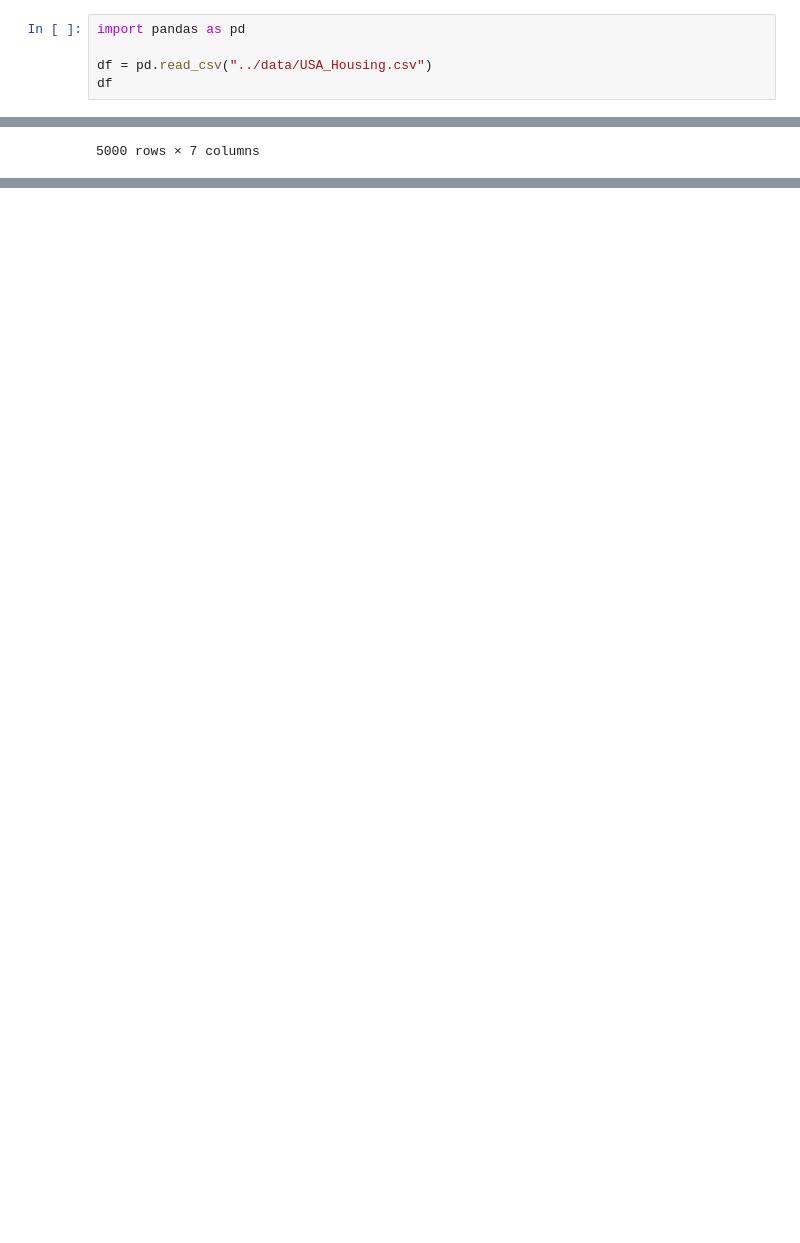
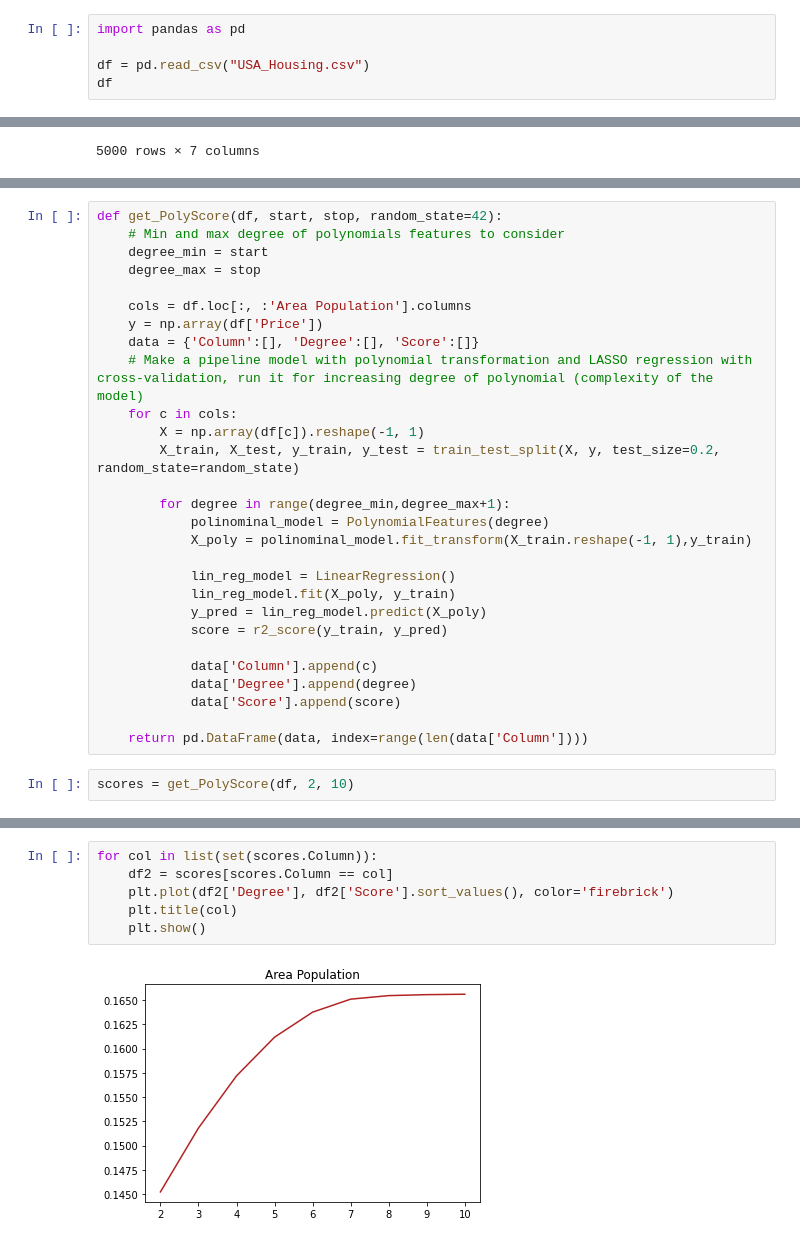
Before and after one commit to Garcipaldis/bridge_datascience_JorgeGarcia, a Jupyter notebook: Excercises/W9D3/Non-linear Regression/1.houses_non_linear.ipynb, the cells around one changed output, grey strips where cells are left out. Cells and saved outputs as stored; diff of their text form; blank space fills up the shorter version.

```diff
--- a/Excercises/W9D3/Non-linear Regression/1.houses_non_linear.ipynb
+++ b/Excercises/W9D3/Non-linear Regression/1.houses_non_linear.ipynb
@@ -7,7 +7,7 @@ A partir del archivo "USA_Housing.csv", realizar la regresión no lineal entre c
 # %%
 import pandas as pd
 
-df = pd.read_csv("../data/USA_Housing.csv")
+df = pd.read_csv("USA_Housing.csv")
 df
 # %% [output]
 |  | Avg. Area Income | Avg. Area House Age | Avg. Area Number of Rooms | Avg. Area Number of Bedrooms | Area Population | ... |
@@ -25,0 +34,30 @@ df
+# %%
+def get_PolyScore(df, start, stop, random_state=42):
+    # Min and max degree of polynomials features to consider
+    degree_min = start
+    degree_max = stop
+
+    cols = df.loc[:, :'Area Population'].columns
+    y = np.array(df['Price'])
+    data = {'Column':[], 'Degree':[], 'Score':[]}
+    # Make a pipeline model with polynomial transformation and LASSO regression with cross-validation, run it for increasing degree of polynomial (complexity of the model)
+    for c in cols:
+        X = np.array(df[c]).reshape(-1, 1)
+        X_train, X_test, y_train, y_test = train_test_split(X, y, test_size=0.2, random_state=random_state)
+
+        for degree in range(degree_min,degree_max+1):
+            polinominal_model = PolynomialFeatures(degree)
+            X_poly = polinominal_model.fit_transform(X_train.reshape(-1, 1),y_train)
+
+            lin_reg_model = LinearRegression()
+            lin_reg_model.fit(X_poly, y_train)
+            y_pred = lin_reg_model.predict(X_poly)
+            score = r2_score(y_train, y_pred)
+
+            data['Column'].append(c)
+            data['Degree'].append(degree)
+            data['Score'].append(score)
+
+    return pd.DataFrame(data, index=range(len(data['Column'])))
+# %%
+scores = get_PolyScore(df, 2, 10)
@@ -25,0 +84,8 @@ df
+# %%
+for col in list(set(scores.Column)):
+    df2 = scores[scores.Column == col]
+    plt.plot(df2['Degree'], df2['Score'].sort_values(), color='firebrick')
+    plt.title(col)
+    plt.show()
+# %% [output]
+[figure, added]
```
Also changed, not shown: parts of 4 cells of this notebook, 20 other files.
